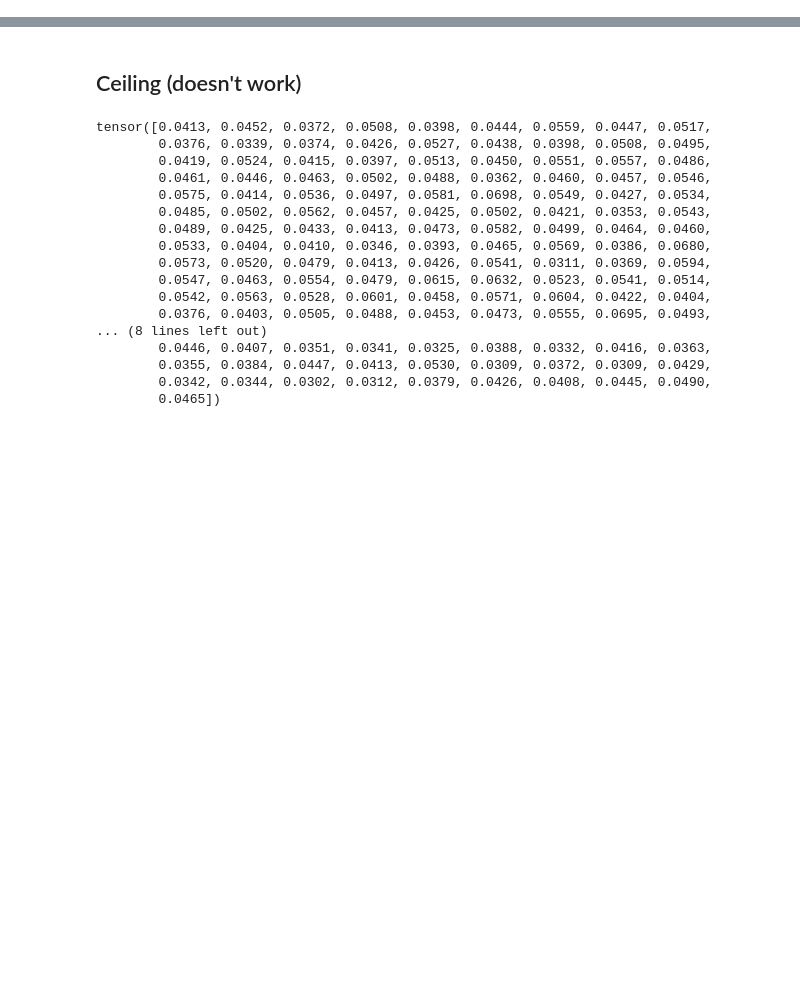
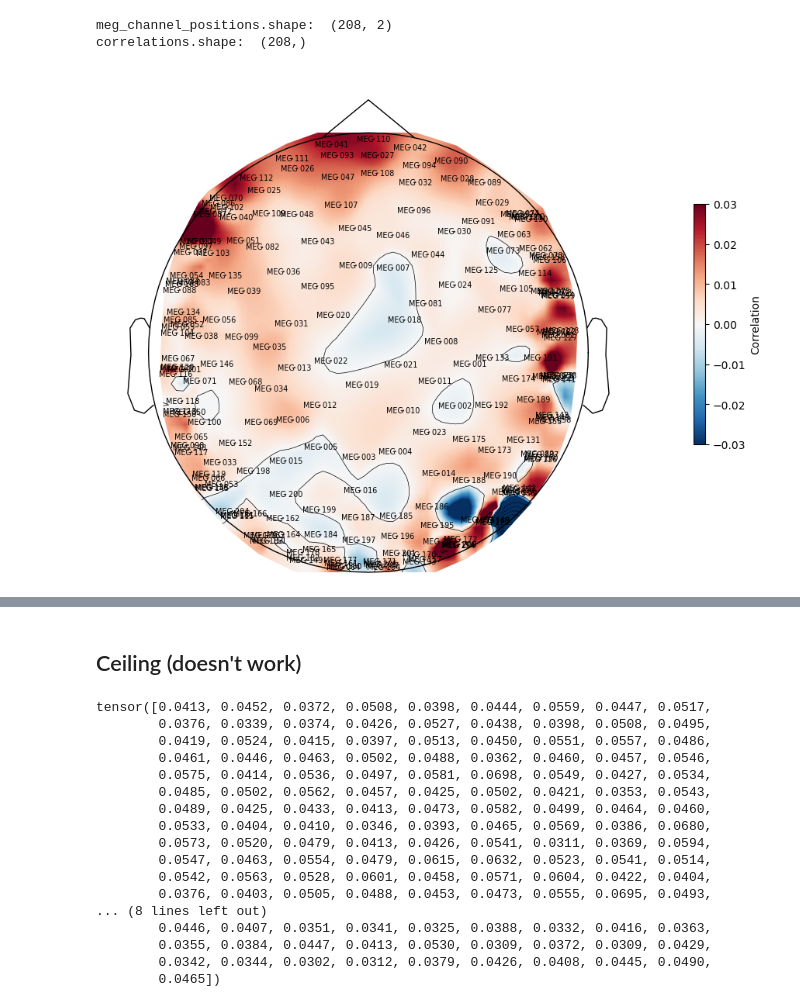
Before and after one commit to mattciff5/spect-to-meg, a Jupyter notebook: code/run_comparison.ipynb, the cells around one changed output, grey strips where cells are left out. Drawn from its saved outputs; the diff is of its cells as text; code cells hidden in the pictures; blank space fills up the shorter version.

```diff
--- a/code/run_comparison.ipynb
+++ b/code/run_comparison.ipynb
@@ -114,8 +131,14 @@ def get_mean_from_subjects_metrics(column, band):
     mean_channels = torch.mean(torch.stack(values_to_mean), dim=0)
     return mean_channels
 # %%
-mean_r2_complete_subj = get_mean_from_subjects_metrics("pearson_corr", "complete")
-mean_r2_delta_subj = get_mean_from_subjects_metrics("pearson_corr", "delta")
-mean_r2_theta_subj = get_mean_from_subjects_metrics("pearson_corr", "theta")
-mean_r2_alpha_subj = get_mean_from_subjects_metrics("pearson_corr", "alpha")
-mean_r2_beta_subj = get_mean_from_subjects_metrics("pearson_corr", "beta")
+mean_r2_complete_subj = get_mean_from_subjects_metrics("modified_r2", "complete")
+mean_r2_delta_subj = get_mean_from_subjects_metrics("modified_r2", "delta")
+mean_r2_theta_subj = get_mean_from_subjects_metrics("modified_r2", "theta")
+mean_r2_alpha_subj = get_mean_from_subjects_metrics("modified_r2", "alpha")
+mean_r2_beta_subj = get_mean_from_subjects_metrics("modified_r2", "beta")
+
+mean_pc_complete_subj = get_mean_from_subjects_metrics("pearson_corr", "complete")
+mean_pc_delta_subj = get_mean_from_subjects_metrics("pearson_corr", "delta")
+mean_pc_theta_subj = get_mean_from_subjects_metrics("pearson_corr", "theta")
+mean_pc_alpha_subj = get_mean_from_subjects_metrics("pearson_corr", "alpha")
+mean_pc_beta_subj = get_mean_from_subjects_metrics("pearson_corr", "beta")
@@ -164,0 +197,6 @@ Figure(640x640)
+# %%
+get_topomap(raw, mean_pc_complete_subj, (-0.024, 0.024))    # (-0.008, 0.024)
+# %% [output]
+meg_channel_positions.shape:  (208, 2)
+correlations.shape:  (208,)
+[figure, added]
```
Also changed, not shown: parts of 35 cells of this notebook, 3 other files.
